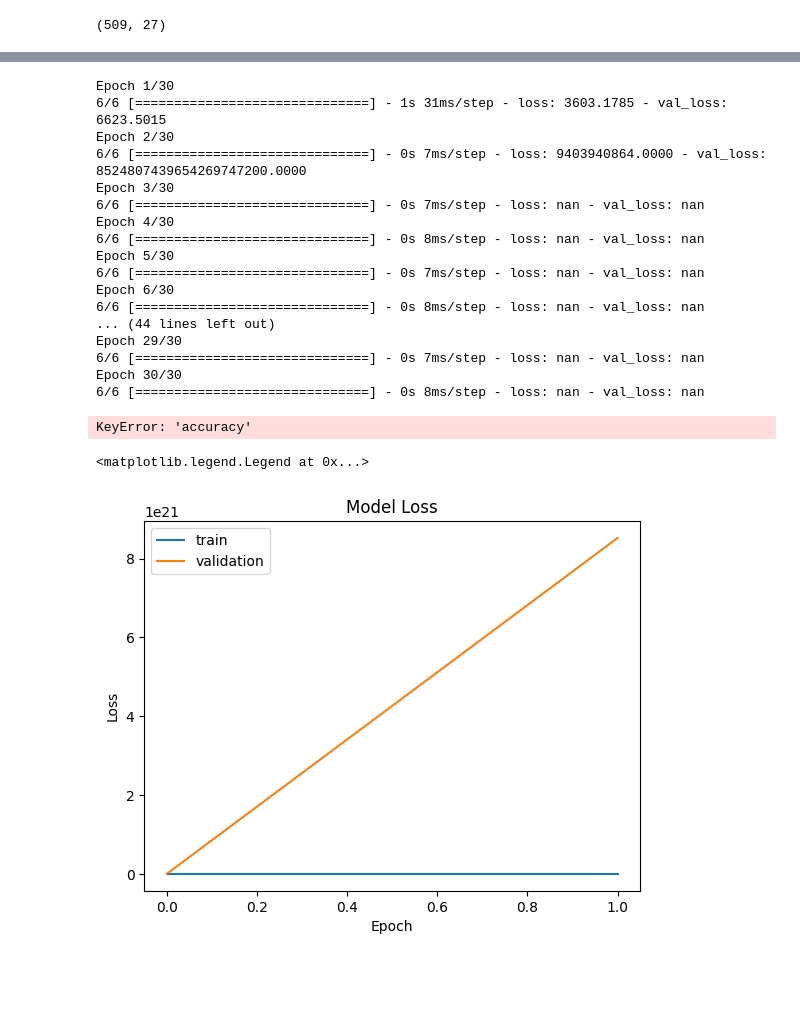
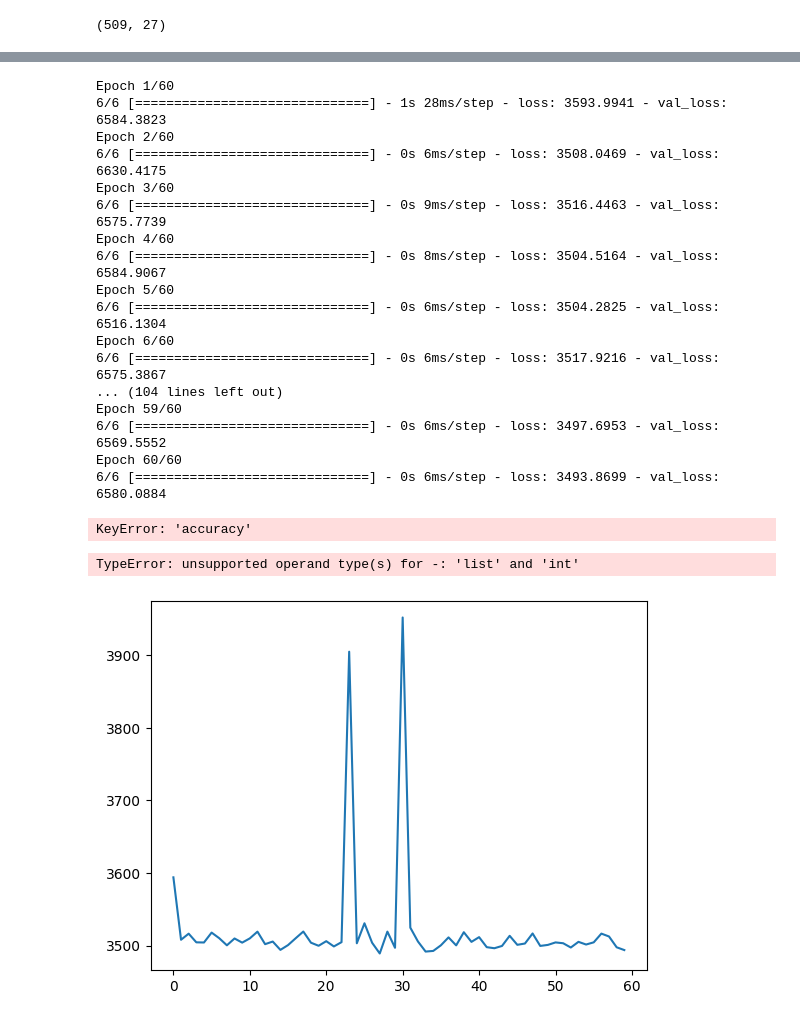
Before and after one commit to friskyspock/forestfire-data-excelr, a Jupyter notebook: NN_forestfire.ipynb, the cells around one changed output, grey strips where cells are left out. Saved outputs shown, nothing was run; the diff lists cells and outputs as text; code cells hidden in the pictures; blank space fills up the shorter version.

```diff
--- a/NN_forestfire.ipynb
+++ b/NN_forestfire.ipynb
@@ -155,24 +192,24 @@ KeyError: 'param_batch_size'
 # %%
-model = create_model(activation='relu',dropout_rate=0.0,num_layers=2,optimizer='sgd',units=8)
-history = model.fit(x,y,validation_split=0.2,epochs=30,batch_size=80)
+model = create_model(activation='sigmoid',dropout_rate=0.1, num_layers=3,optimizer='sgd',units=32)
+history = model.fit(x,y,validation_split=0.2,epochs=60,batch_size=80)
 # %% [output]
-Epoch 1/30
-6/6 [==============================] - 1s 31ms/step - loss: 3603.1785 - val_loss: 6623.5015
-Epoch 2/30
-6/6 [==============================] - 0s 7ms/step - loss: 9403940864.0000 - val_loss: 8524807439654269747200.0000
-Epoch 3/30
-6/6 [==============================] - 0s 7ms/step - loss: nan - val_loss: nan
-Epoch 4/30
-6/6 [==============================] - 0s 8ms/step - loss: nan - val_loss: nan
-Epoch 5/30
-6/6 [==============================] - 0s 7ms/step - loss: nan - val_loss: nan
-Epoch 6/30
-6/6 [==============================] - 0s 8ms/step - loss: nan - val_loss: nan
-... (44 lines left out)
-Epoch 29/30
-6/6 [==============================] - 0s 7ms/step - loss: nan - val_loss: nan
-Epoch 30/30
-6/6 [==============================] - 0s 8ms/step - loss: nan - val_loss: nan
+Epoch 1/60
+6/6 [==============================] - 1s 28ms/step - loss: 3593.9941 - val_loss: 6584.3823
+Epoch 2/60
+6/6 [==============================] - 0s 6ms/step - loss: 3508.0469 - val_loss: 6630.4175
+Epoch 3/60
+6/6 [==============================] - 0s 9ms/step - loss: 3516.4463 - val_loss: 6575.7739
+Epoch 4/60
+6/6 [==============================] - 0s 8ms/step - loss: 3504.5164 - val_loss: 6584.9067
+Epoch 5/60
+6/6 [==============================] - 0s 6ms/step - loss: 3504.2825 - val_loss: 6516.1304
+Epoch 6/60
+6/6 [==============================] - 0s 6ms/step - loss: 3517.9216 - val_loss: 6575.3867
+... (104 lines left out)
+Epoch 59/60
+6/6 [==============================] - 0s 6ms/step - loss: 3497.6953 - val_loss: 6569.5552
+Epoch 60/60
+6/6 [==============================] - 0s 6ms/step - loss: 3493.8699 - val_loss: 6580.0884
 # %%
 plt.plot(history.history['accuracy'])
 plt.plot(history.history['val_accuracy'])
@@ -184,11 +221,11 @@ plt.legend(['train', 'validation'], loc='upper left')
 KeyError: 'accuracy'
 # %%
 plt.plot(history.history['loss'])
-plt.plot(history.history['val_loss'])
+plt.plot(history.history['val_loss']-3000)
 plt.title('Model Loss')
 plt.xlabel('Epoch')
 plt.ylabel('Loss')
-plt.legend(['train', 'validation'], loc='upper left')
+#plt.legend(['train', 'validation'], loc='upper left')
 # %% [output]
-<matplotlib.legend.Legend at 0x...>
+TypeError: unsupported operand type(s) for -: 'list' and 'int'
-[figure, old version]
+[figure, new version]
```
Also changed, not shown: parts of 21 cells of this notebook.
